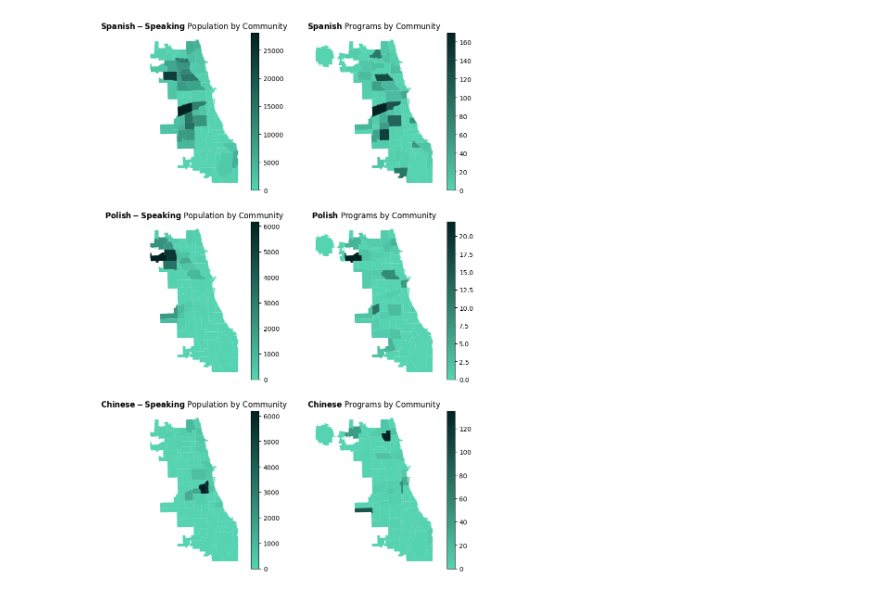
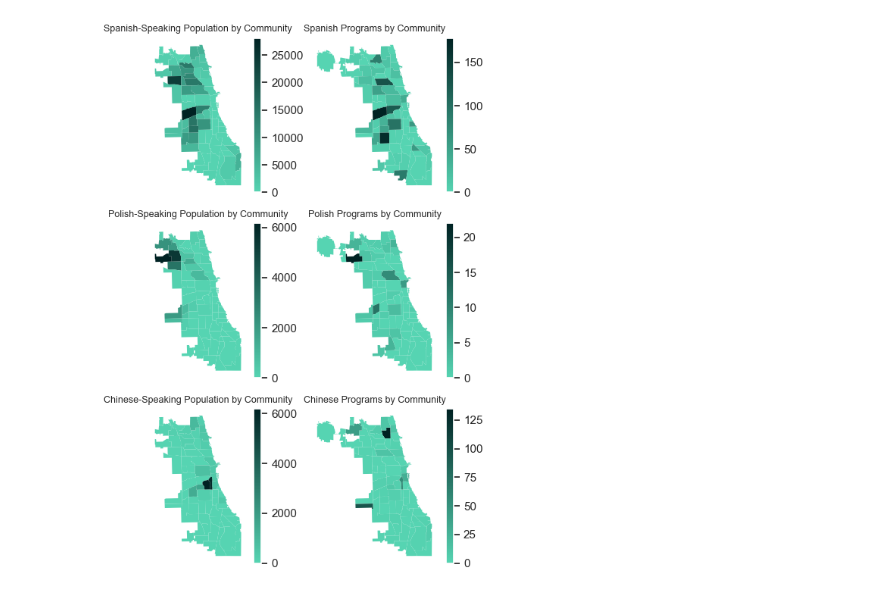
Before and after one commit to slangenhuizen-nu/STAT-303-1-Final-Project, a Jupyter notebook: sofie.ipynb, the cells around one changed output. Cells and saved outputs as stored; diff of their text form; code cells hidden in the pictures.

Commit message:
adding markdowns and cleaning up code - sofie

```diff
--- a/sofie.ipynb
+++ b/sofie.ipynb
@@ -3,5 +4,6 @@
 # %%
-#import necessary libraries
+#importing necessary libraries and reading data
+
 import pandas as pd
 import geopandas as gpd
 import geodatasets
@@ -9,11 +11,11 @@ import matplotlib.pyplot as plt
 from matplotlib.colors import LinearSegmentedColormap
 import seaborn as sns
 from langdetect import detect
+import numpy as np
+
+my_chi_data = pd.read_csv('../My_CHI._My_Future._Programs.csv')
+in_person_events_only = pd.read_csv('../in_person_events_with_zip_clean.csv', index_col='Unnamed: 0')
+language_data = pd.read_csv('../Census_Data_-_Languages_spoken_in_Chicago__2008___2012.csv')
+ethnicity_data = pd.read_csv('../Chicago_Population_Counts_20241204.csv')
+chicago = gpd.read_file('../geo_export_d9493742-459b-40a5-a579-3a46b588f0d5.shp')
+comm_areas = gpd.read_file(geodatasets.get_path("geoda.chicago_commpop"))
-# %%
-#read files
-my_chi_data = pd.read_csv('../My_CHI._My_Future._Programs.csv')
-in_person_events_only = pd.read_csv('../in_person_events_with_zip_clean.csv', index_col='Unnamed: 0')
-language_data = pd.read_csv('../Census_Data_-_Languages_spoken_in_Chicago__2008___2012_20241113.csv')
-ethnicity_data = pd.read_csv('../Chicago_Population_Counts_20241113.csv')
-chicago = gpd.read_file('../geo_export_04195dff-82e7-4c02-ace1-853a46c42d54.shp')
-comm_areas = gpd.read_file(geodatasets.get_path("geoda.chicago_commpop"))
@@ -305,42 +296,30 @@ sns.despine()
 # %%
 #graph language speaking population compared to language programs by community for each of top 3
 
-# Create custom colormap
-colors = ['#56d4b2', '#002223']
-cmap = LinearSegmentedColormap.from_list("custom_cmap", colors)
+#create 3x2 grid of axes
+fig, ax = plt.subplots(3, 2, figsize=(6, 9))
 
-# Create figure and axis
-fig, ax = plt.subplots(3, 2, figsize=(10, 15))
+#plot population of language speakers and density of language programs by community
+comm_areas.plot(column='SPANISH', ax=ax[0,0], legend=True, cmap=cmap, edgecolor='none')
+comm_areas.plot(column='spanish_programs', ax=ax[0,1], legend=True, cmap=cmap, edgecolor='none')
+comm_areas.plot(column='POLISH', ax=ax[1,0], legend=True, cmap=cmap, edgecolor='none')
+comm_areas.plot(column='polish_programs', ax=ax[1,1], legend=True, cmap=cmap, edgecolor='none')
+comm_areas.plot(column='CHINESE', ax=ax[2,0], legend=True, cmap=cmap, edgecolor='none')
+comm_areas.plot(column='chinese_programs', ax=ax[2,1], legend=True, cmap=cmap, edgecolor='none')
 
-# Plot your GeoDataFrame with custom colormap
-comm_areas.plot(column='SPANISH', ax=ax[0,0], legend=True, cmap=cmap)
-comm_areas.plot(column='spanish_programs', ax=ax[0,1], legend=True, cmap=cmap)
-comm_areas.plot(column='POLISH', ax=ax[1,0], legend=True, cmap=cmap)
-comm_areas.plot(column='polish_programs', ax=ax[1,1], legend=True, cmap=cmap)
-comm_areas.plot(column='CHINESE', ax=ax[2,0], legend=True, cmap=cmap)
-comm_areas.plot(column='chinese_programs', ax=ax[2,1], legend=True, cmap=cmap)
-#comm_areas.plot(column='Proportion Speaking Top 3', ax=ax[3,0], legend=True, cmap=cmap)
-#comm_areas.plot(column='Top 3 Language Indicator', ax=ax[3,1], legend=True, cmap=cmap)
+#remove axes for cleaner look
+for i in range(3):
+    for j in range(2):
+        ax[i,j].set_axis_off()
 
-ax[0,0].set_axis_off()
-ax[0,1].set_axis_off()
-ax[1,0].set_axis_off()
-ax[1,1].set_axis_off()
-ax[2,0].set_axis_off()
-ax[2,1].set_axis_off()
-#ax[3,0].set_axis_off()
-#ax[3,1].set_axis_off()
-
-# Add title (optional)
-ax[0,0].set_title(r'$\bf{Spanish-Speaking}$ Population by Community', size = 12)
-ax[0,1].set_title(r'$\bf{Spanish}$ Programs by Community', size = 12)
-ax[1,0].set_title(r'$\bf{Polish-Speaking}$ Population by Community', size = 12)
-ax[1,1].set_title(r'$\bf{Polish}$ Programs by Community', size = 12)
-ax[2,0].set_title(r'$\bf{Chinese-Speaking}$ Population by Community', size = 12)
-ax[2,1].set_title(r'$\bf{Chinese}$ Programs by Community', size = 12)
-#ax[3,0].set_title('Proportion Speaking Top 3 by Community')
-#ax[3,1].set_title('Top 3 Language Programs by Community')
+#add title to each axes
+ax[0,0].set_title('Spanish-Speaking Population by Community', size = 9)
+ax[0,1].set_title('Spanish Programs by Community', size = 9)
+ax[1,0].set_title('Polish-Speaking Population by Community', size = 9)
+ax[1,1].set_title('Polish Programs by Community', size = 9)
+ax[2,0].set_title('Chinese-Speaking Population by Community', size = 9)
+ax[2,1].set_title('Chinese Programs by Community', size = 9)
 
 plt.show()
 # %% [output]
-[figure, old version]
+[figure, new version]
```
Also changed, not shown: parts of 30 cells of this notebook.
